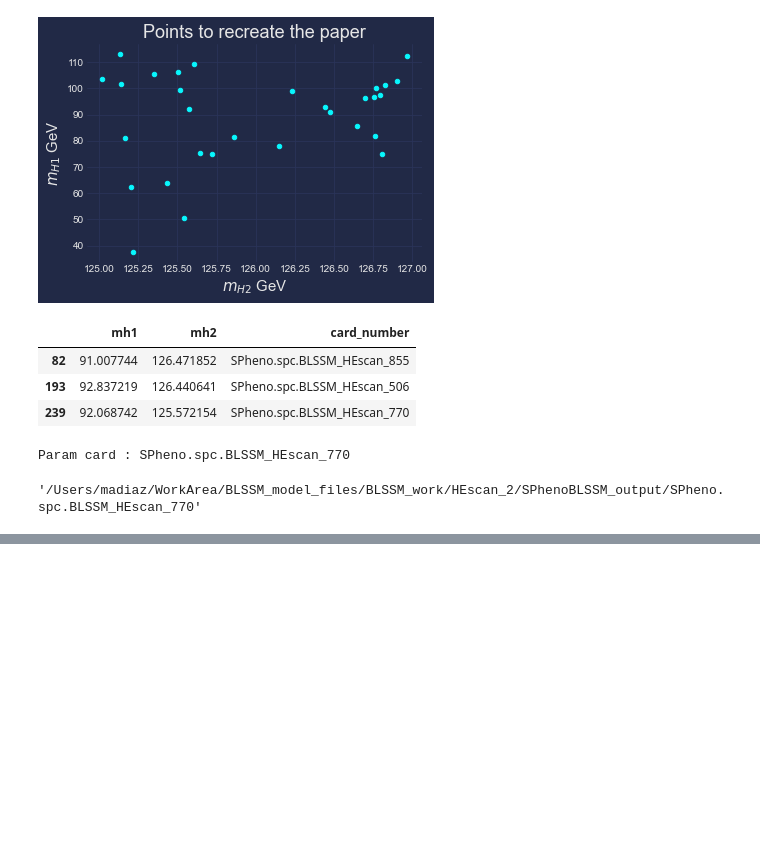
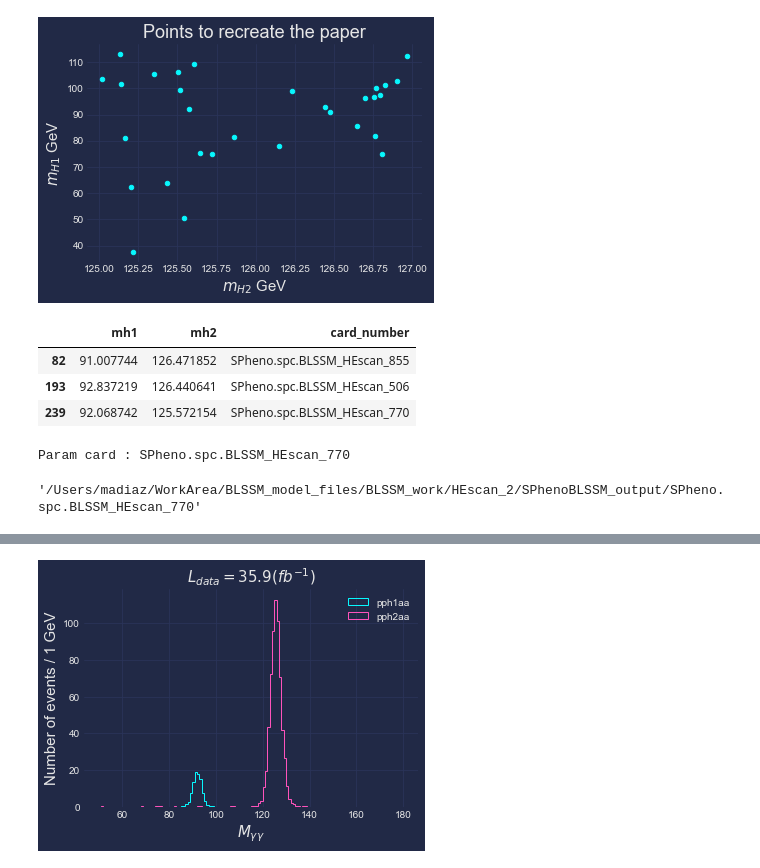
Before and after one commit to mjadiaz/BL-SSM, a Jupyter notebook: HepAid/BLSSM_analysis_2.ipynb, the cells around one changed output, grey strips where cells are left out. Drawn from its saved outputs; the diff is of its cells as text; code cells hidden in the pictures; blank space fills up the shorter version.

```diff
--- a/HepAid/BLSSM_analysis_2.ipynb
+++ b/HepAid/BLSSM_analysis_2.ipynb
@@ -88,6 +91,56 @@ from pathlib import Path
 import uproot
 import awkward as ak
 plt.style.use("cyberpunk")
+# %%
+root_files_dir = '/Users/madiaz/WorkArea/BLSSM_model_files/BLSSM_work/HEscan_2'
+processes = ['ppaa_bg', 'pph1aa', 'pph2aa']
+
+for p in processes[1:]:
+    root_file = Path(root_files_dir).joinpath(p).joinpath('tag_1_delphes_events.root')
+
+
+    file = uproot.open(root_file)
+    photons = file['Delphes']['Photon']
+
+    select=ak.num(photons['Photon.PT'].array())==2
+
+    a_PT = photons['Photon.PT'].array()[select]
+    a_Phi = photons['Photon.Phi'].array()[select]
+    a_Eta = photons['Photon.Eta'].array()[select]
+    a_E = photons['Photon.E'].array()[select]
+
+    a_px = a_PT*np.cos(a_Phi)
+    a_py = a_PT*np.sin(a_Phi)
+    a_pz = a_PT*np.sinh(a_Eta)
+
+    imass_diph = np.sqrt(ak.sum(a_E,axis=1)**2-ak.sum(a_px,axis=1)**2-ak.sum(a_py,axis=1)**2-ak.sum(a_pz,axis=1)**2).to_numpy()
+
+
+
+    cross_sections = file['Delphes;1']['Event.CrossSection'].array()
+    n_events_total = len(file['Delphes;1']['Event.CrossSection'].array())
+    cross_sections = cross_sections[select]
+    n_events = np.ones(len(cross_sections))*n_events_total
+    L_mc = n_events*(cross_sections**-1)
+    L_data = 35.9
+    weights=  (L_data*L_mc**-1)*10**3
+
+    w1 = 1
+    n1 = int((180 - 50)/w1)
+
+
+    plt.hist(   imass_diph,bins=n1, range=(50, 180), density=False,
+                linewidth=1, histtype='step', label=p, weights=weights)
+
+    plt.legend()
+
+plt.xlabel(r'$M_{\gamma\gamma}$',fontsize=15)
+plt.ylabel('Number of events / {} GeV'.format(w1),fontsize=15)
+plt.title(r'$L_{data}=35.9 (fb^{-1})$',fontsize=15)
+#plt.title('Weights from Events in root file')
+plt.show()
+# %% [output]
+[figure, added]
 # %%
 root_files_dir = '/Users/madiaz/WorkArea/BLSSM_model_files/BLSSM_work/HEscan_2'
 processes = ['ppaa_bg', 'pph1aa', 'pph2aa']
```
Also changed, not shown: parts of 2 cells of this notebook.
